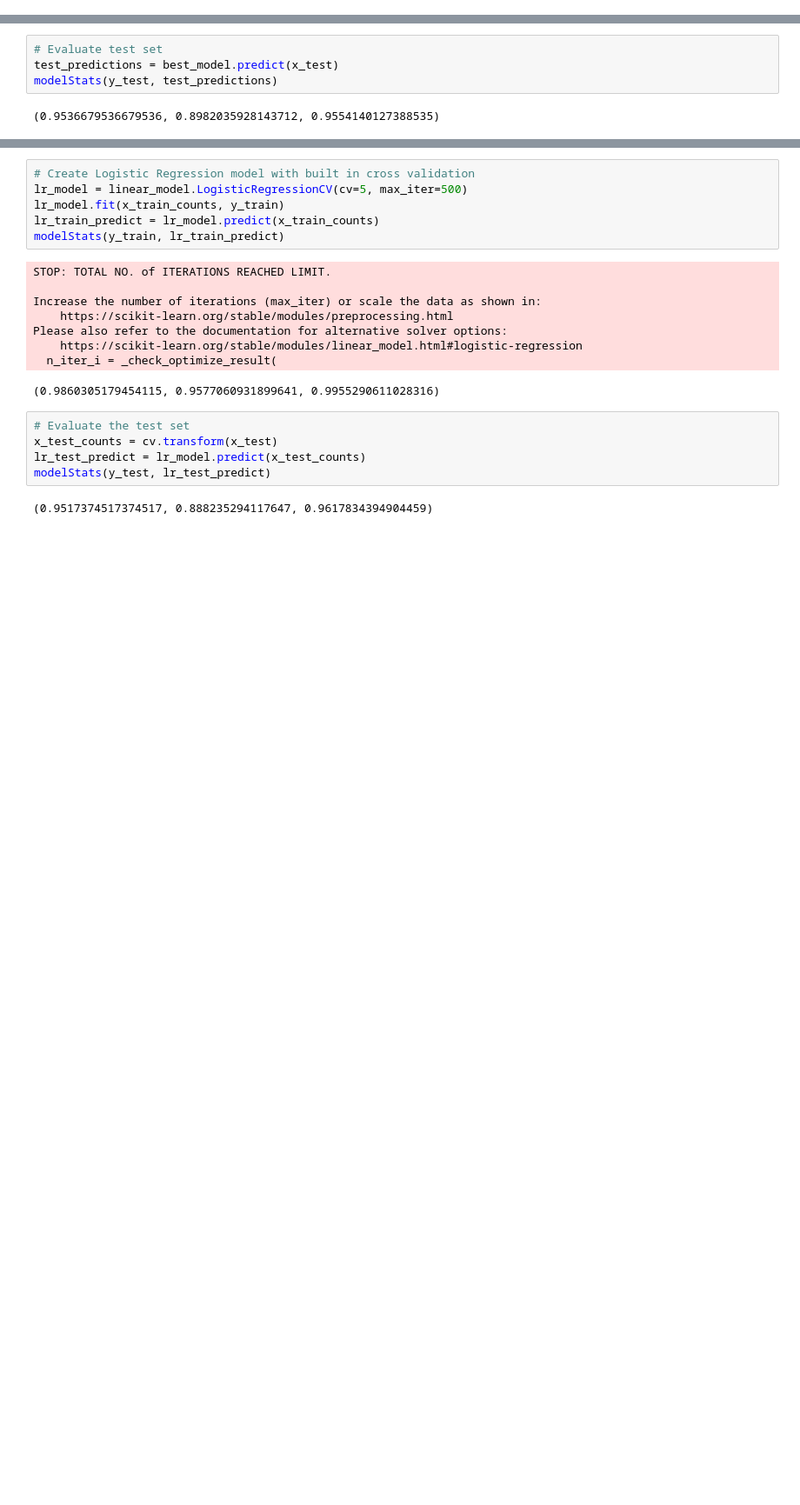
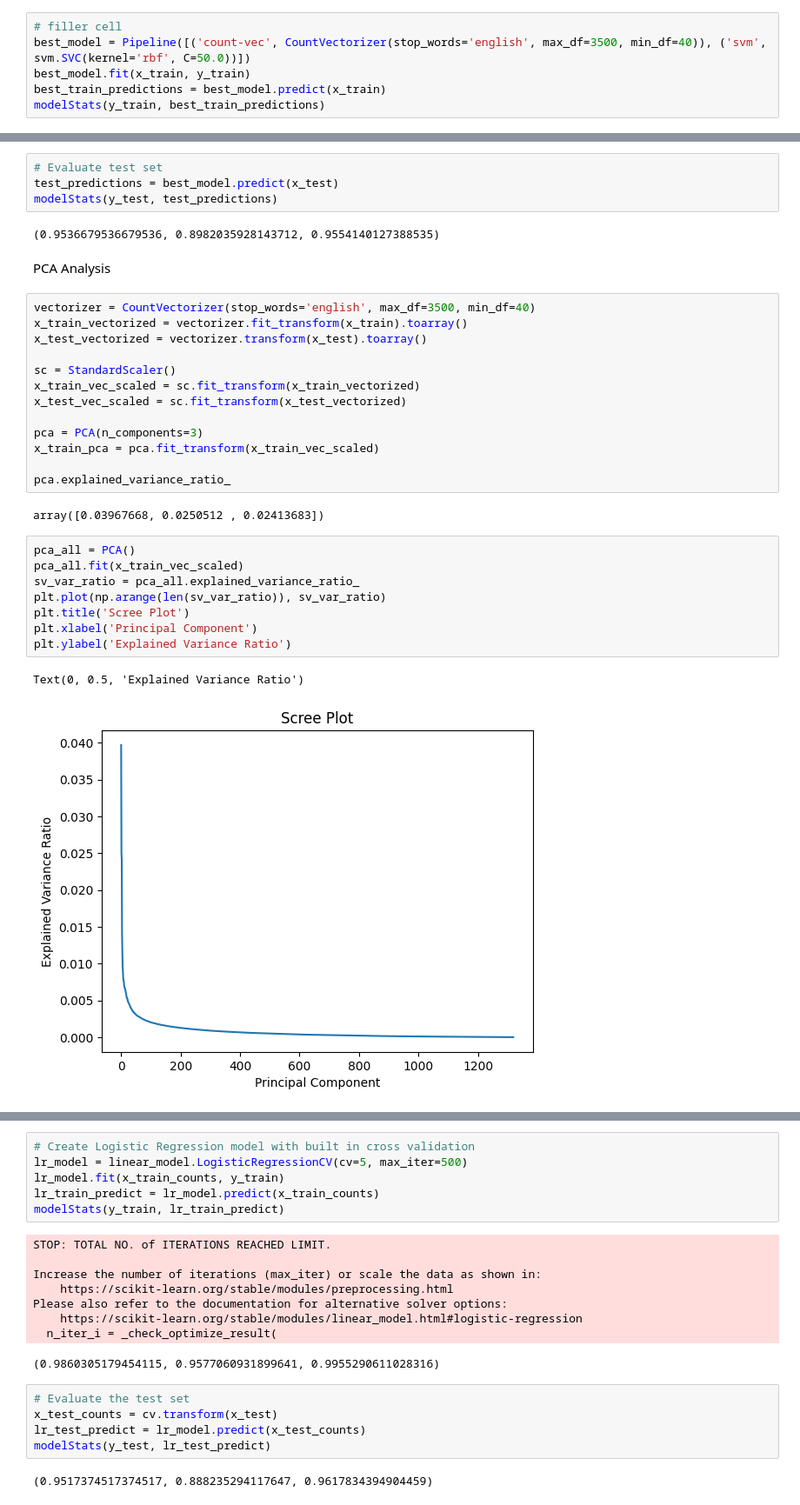
Before and after one commit to adnan10ashraf/spam_classifier, a Jupyter notebook: spam_classifier.ipynb, the cells around one changed output, grey strips where cells are left out. Shown: that part at 87% size. Cells and saved outputs as stored; diff of their text form; blank space fills up the shorter version.

```diff
--- a/spam_classifier.ipynb
+++ b/spam_classifier.ipynb
@@ -114,0 +104,6 @@ modelStats(y_train, best_train_predictions)
+# %%
+# filler cell
+best_model = Pipeline([('count-vec', CountVectorizer(stop_words='english', max_df=3500, min_df=40)), ('svm', svm.SVC(kernel='rbf', C=50.0))])
+best_model.fit(x_train, y_train)
+best_train_predictions = best_model.predict(x_train)
+modelStats(y_train, best_train_predictions)
@@ -118,3 +115,31 @@ test_predictions = best_model.predict(x_test)
 modelStats(y_test, test_predictions)
 # %% [output]
 (0.9536679536679536, 0.8982035928143712, 0.9554140127388535)
+# %% [markdown]
+PCA Analysis
+# %%
+vectorizer = CountVectorizer(stop_words='english', max_df=3500, min_df=40)
+x_train_vectorized = vectorizer.fit_transform(x_train).toarray()
+x_test_vectorized = vectorizer.transform(x_test).toarray()
+
+sc = StandardScaler()
+x_train_vec_scaled = sc.fit_transform(x_train_vectorized)
+x_test_vec_scaled = sc.fit_transform(x_test_vectorized)
+
+pca = PCA(n_components=3)
+x_train_pca = pca.fit_transform(x_train_vec_scaled)
+
+pca.explained_variance_ratio_
+# %% [output]
+array([0.03967668, 0.0250512 , 0.02413683])
+# %%
+pca_all = PCA()
+pca_all.fit(x_train_vec_scaled)
+sv_var_ratio = pca_all.explained_variance_ratio_
+plt.plot(np.arange(len(sv_var_ratio)), sv_var_ratio)
+plt.title('Scree Plot')
+plt.xlabel('Principal Component')
+plt.ylabel('Explained Variance Ratio')
+# %% [output]
+Text(0, 0.5, 'Explained Variance Ratio')
+[figure, added]
```
Also changed, not shown: parts of 17 cells of this notebook.
